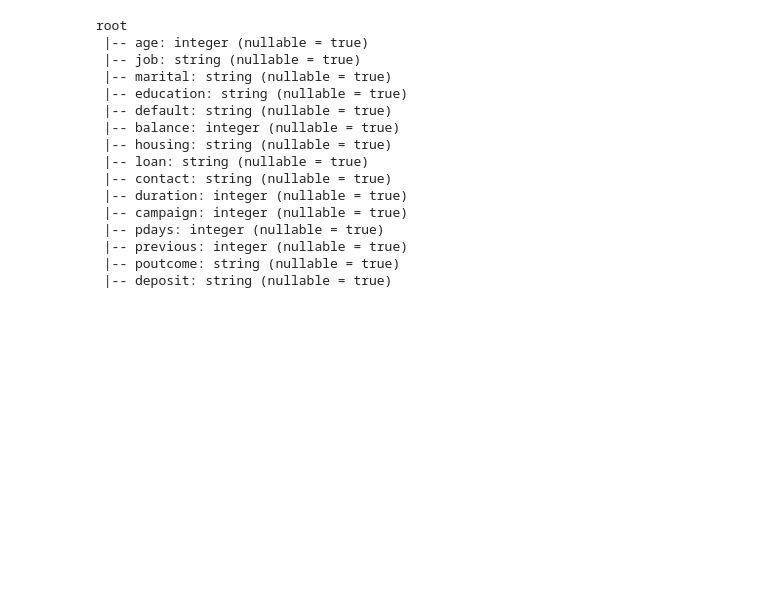
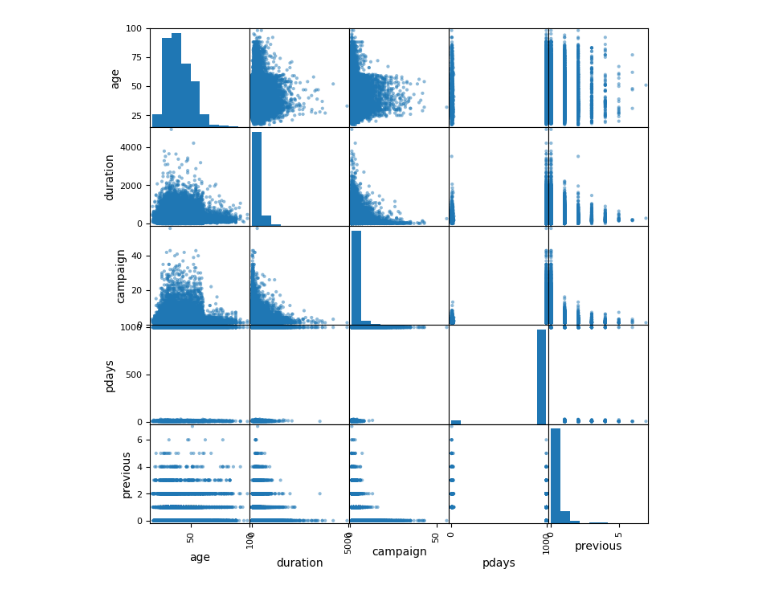
Before and after one commit to cmcalder55/pre-processing, a Jupyter notebook: vectorization/one_hot_encoder.ipynb, the cells around one changed output. Saved outputs shown, nothing was run; the diff lists cells and outputs as text; code cells hidden in the pictures; blank space fills up the shorter version.

```diff
--- a/vectorization/one_hot_encoder.ipynb
+++ b/vectorization/one_hot_encoder.ipynb
@@ -83,24 +0,0 @@ for i in range(n):
-# %%
-
-df = df.select('age', 'job', 'marital', 'education', 'default',
-'balance', 'housing', 'loan', 'contact', 'duration', 'campaign'
-'pdays','previous', 'poutcome','deposit')
-cols = df.columns
-df.printSchema()
-# %% [output]
-root
- |-- age: integer (nullable = true)
- |-- job: string (nullable = true)
- |-- marital: string (nullable = true)
- |-- education: string (nullable = true)
- |-- default: string (nullable = true)
- |-- balance: integer (nullable = true)
- |-- housing: string (nullable = true)
- |-- loan: string (nullable = true)
- |-- contact: string (nullable = true)
- |-- duration: integer (nullable = true)
- |-- campaign: integer (nullable = true)
- |-- pdays: integer (nullable = true)
- |-- previous: integer (nullable = true)
- |-- poutcome: string (nullable = true)
- |-- deposit: string (nullable = true)
@@ -117,0 +15,42 @@ for category, index_out, vec_out in column_mapping:
+# %%
+"""dataset.columns:
+'age', 'job', 'marital', 'education', 'default', 'housing', 'loan',
+'contact', 'month', 'day_of_week', 'duration', 'campaign', 'pdays',
+'previous', 'poutcome', 'emp_var_rate', 'cons_price_idx',
+'cons_conf_idx', 'euribor3m', 'nr_employed', 'y'
+"""
+
+target_col = 'y'     # does client have account/deposits
+drop_cols = [
+    'month', 'day_of_week', 'emp_var_rate',
+    'cons_price_idx', 'cons_conf_idx',
+    'euribor3m', 'nr_employed'
+]
+categorical_cols = [
+    'job', 'marital', 'education', 'default',
+    'housing', 'loan', 'contact', 'poutcome'
+]
+SCATTER_PLOT = True
+SAVE_MODEL = False
+
+try:
+    data_dir = os.path.abspath(os.path.join(os.path.dirname(__file__), '..', 'data'))
+except NameError:
+    data_dir = os.path.abspath(os.path.join(os.getcwd(), '..', 'data'))
+sys.path.append(data_dir)
+# %%
+
+dataset = pd.read_csv(os.path.join(data_dir, 'bank.csv'))
+df = dataset.drop(columns=drop_cols)
+
+X = df.drop(columns=[target_col])
+y = df[target_col].values
+numeric_cols = df.select_dtypes(include=[np.number]).columns.drop(target_col).tolist()
+# %%
+
+if SCATTER_PLOT:
+    pd.plotting.scatter_matrix(df[numeric_cols], figsize=(8, 8))
+    plt.show()
+df.head(10)
+# %% [output]
+[figure, added]
```
Also changed, not shown: parts of 9 cells of this notebook, 5 other files.
